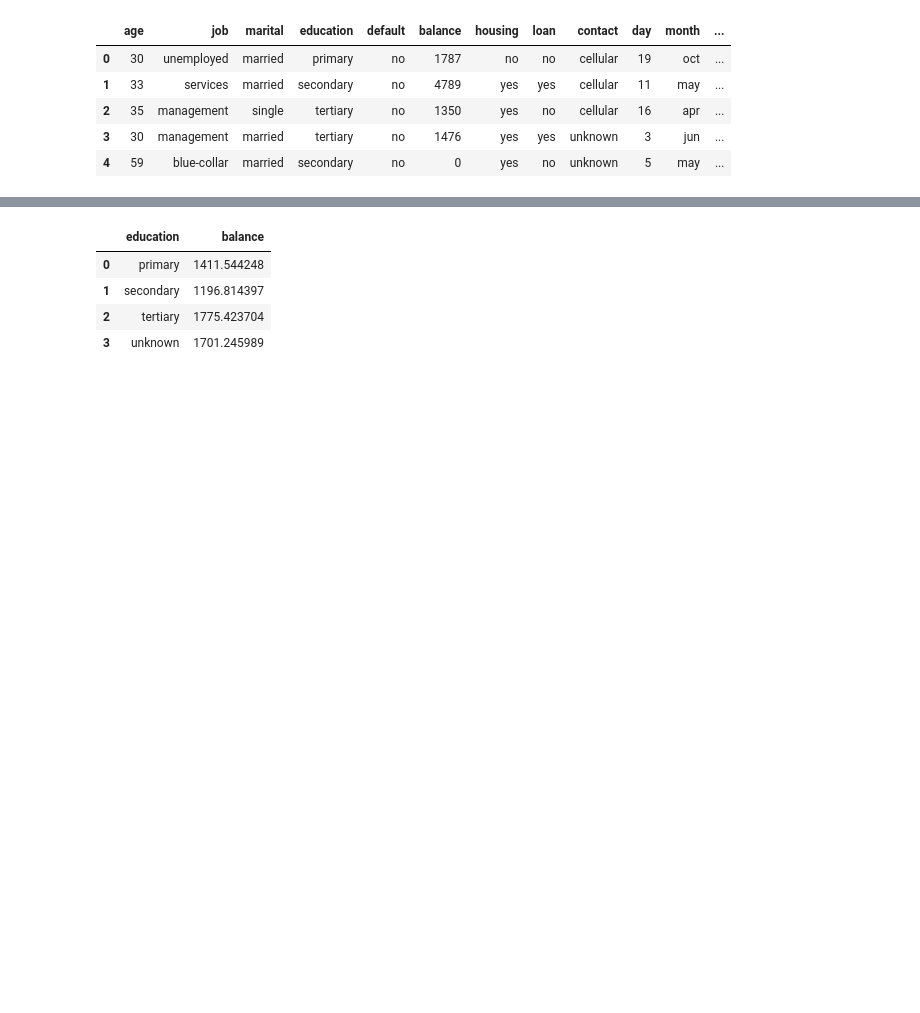
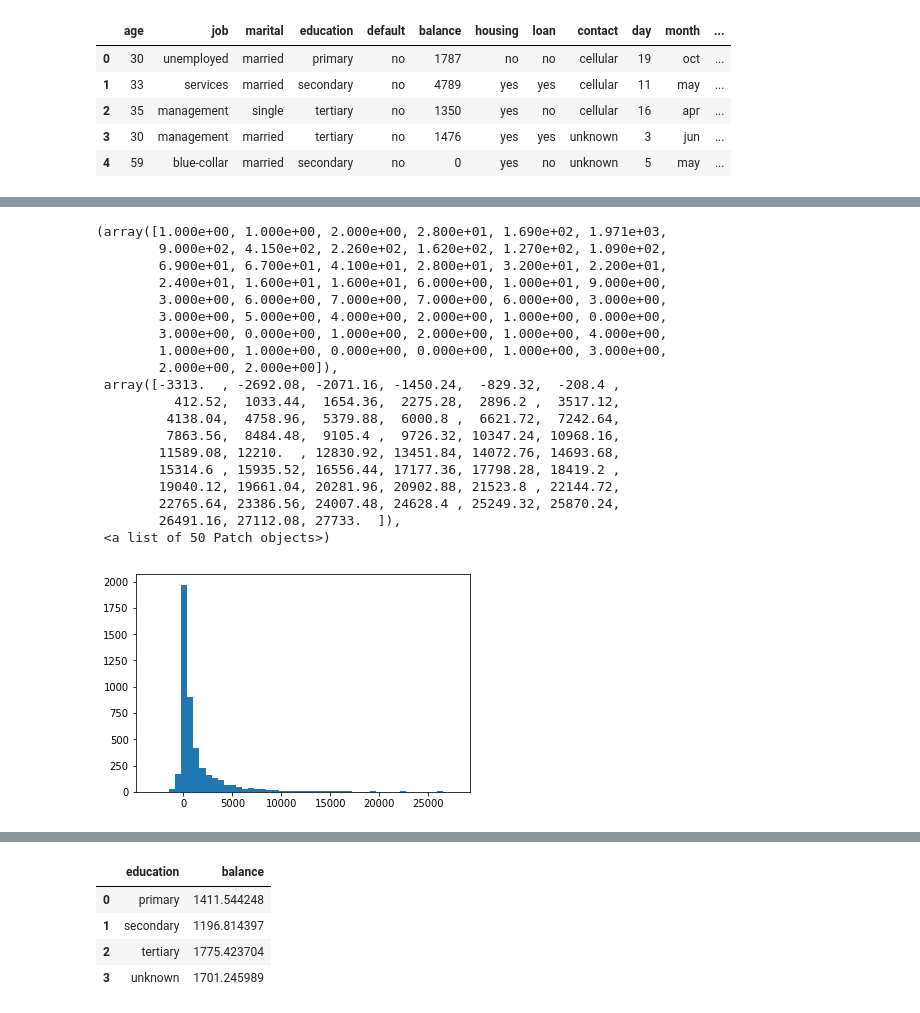
Before and after one commit to rdryden/SCS_3250_022_Foundations_of_data_science, a Jupyter notebook: Group_project_explore_dataset.ipynb, the cells around one changed output, grey strips where cells are left out. Drawn from its saved outputs; the diff is of its cells as text; code cells hidden in the pictures; blank space fills up the shorter version.

```diff
--- a/Group_project_explore_dataset.ipynb
+++ b/Group_project_explore_dataset.ipynb
@@ -39,0 +114,25 @@ print(len(test_df))
+# %%
+#full_df['balance'].plot(kind='hist')
+num_bins=50
+plt.hist(subset['balance'],num_bins)
+# %% [output]
+(array([1.000e+00, 1.000e+00, 2.000e+00, 2.800e+01, 1.690e+02, 1.971e+03,
+        9.000e+02, 4.150e+02, 2.260e+02, 1.620e+02, 1.270e+02, 1.090e+02,
+        6.900e+01, 6.700e+01, 4.100e+01, 2.800e+01, 3.200e+01, 2.200e+01,
+        2.400e+01, 1.600e+01, 1.600e+01, 6.000e+00, 1.000e+01, 9.000e+00,
+        3.000e+00, 6.000e+00, 7.000e+00, 7.000e+00, 6.000e+00, 3.000e+00,
+        3.000e+00, 5.000e+00, 4.000e+00, 2.000e+00, 1.000e+00, 0.000e+00,
+        3.000e+00, 0.000e+00, 1.000e+00, 2.000e+00, 1.000e+00, 4.000e+00,
+        1.000e+00, 1.000e+00, 0.000e+00, 0.000e+00, 1.000e+00, 3.000e+00,
+        2.000e+00, 2.000e+00]),
+ array([-3313.  , -2692.08, -2071.16, -1450.24,  -829.32,  -208.4 ,
+          412.52,  1033.44,  1654.36,  2275.28,  2896.2 ,  3517.12,
+         4138.04,  4758.96,  5379.88,  6000.8 ,  6621.72,  7242.64,
+         7863.56,  8484.48,  9105.4 ,  9726.32, 10347.24, 10968.16,
+        11589.08, 12210.  , 12830.92, 13451.84, 14072.76, 14693.68,
+        15314.6 , 15935.52, 16556.44, 17177.36, 17798.28, 18419.2 ,
+        19040.12, 19661.04, 20281.96, 20902.88, 21523.8 , 22144.72,
+        22765.64, 23386.56, 24007.48, 24628.4 , 25249.32, 25870.24,
+        26491.16, 27112.08, 27733.  ]),
+ <a list of 50 Patch objects>)
+[figure, added]
```
Also changed, not shown: parts of 25 cells of this notebook.
